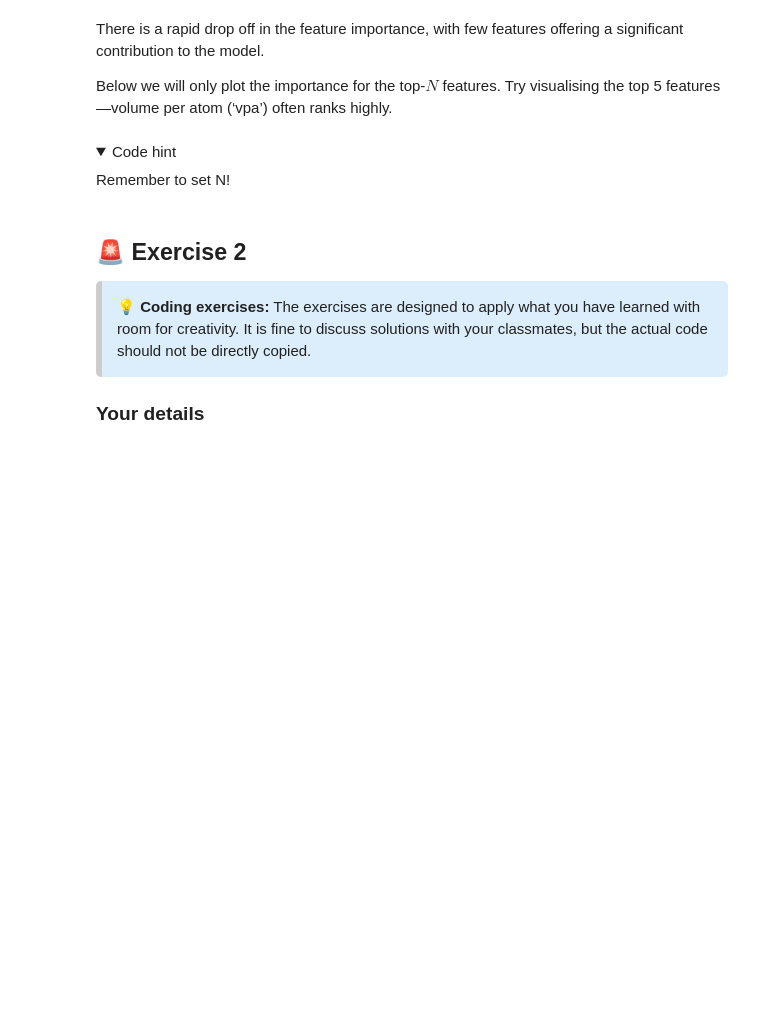
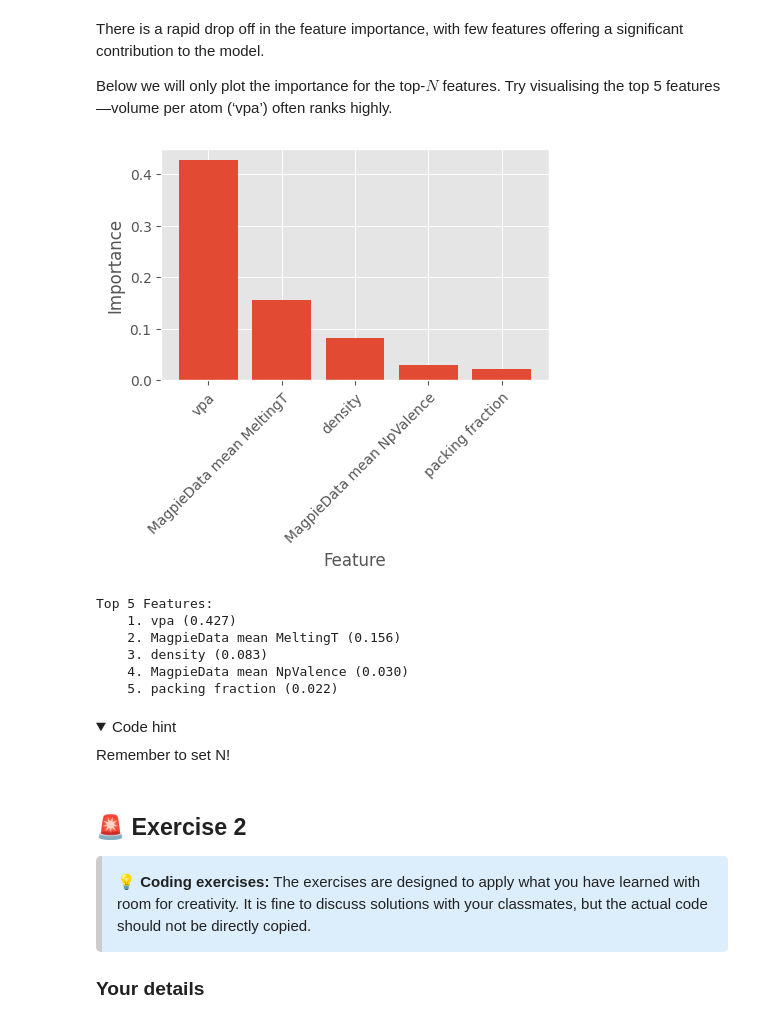
Before and after one commit to markzangwill/test3, a Jupyter notebook: Lecture2.ipynb, the cells around one changed output. Drawn from its saved outputs; the diff is of its cells as text; code cells hidden in the pictures; folded sections open; blank space fills up the shorter version.

```diff
--- a/Lecture2.ipynb
+++ b/Lecture2.ipynb
@@ -446,30 +576,38 @@ There is a rapid drop off in the feature importance, with few features offering
 Below we will only plot the importance for the top-$N$ features. Try visualising the top 5 features—volume per atom (‘vpa’) often ranks highly.
 # %%
 # Visualise the top N features
-N =
+N = 5
 
 # Get the names of the top N important features
 top_feature_names = df[feature_cols].columns.values[np.argsort(importances)[::-1][:N]]
 
 # Set up the figure and axis
 fig, ax = plt.subplots(figsize=(5, 3))
 
 # Create a bar plot of the top N feature importances
 ax.bar(x=top_feature_names, height=importances[np.argsort(importances)[::-1][:N]])
 
 # Set the labels and title
 ax.set_xlabel("Feature")
 ax.set_ylabel("Importance")
 
 # Rotate x-axis labels for better readability
 ax.set_xticklabels(top_feature_names, rotation=45, ha='right', rotation_mode='anchor')
 
 plt.show()
 
 # Print them too
 print(f"Top {N} Features:")
 for feat in range(N):
     print(f"    {feat+1}. {feature_cols[indices[feat]]} ({importances[indices[feat]]:.3f})")
+# %% [output]
+[figure, added]
+Top 5 Features:
+    1. vpa (0.427)
+    2. MagpieData mean MeltingT (0.156)
+    3. density (0.083)
+    4. MagpieData mean NpValence (0.030)
+    5. packing fraction (0.022)
 # %% [markdown]
 <details>
 <summary> Code hint </summary>
```
Also changed, not shown: parts of 29 cells of this notebook.
